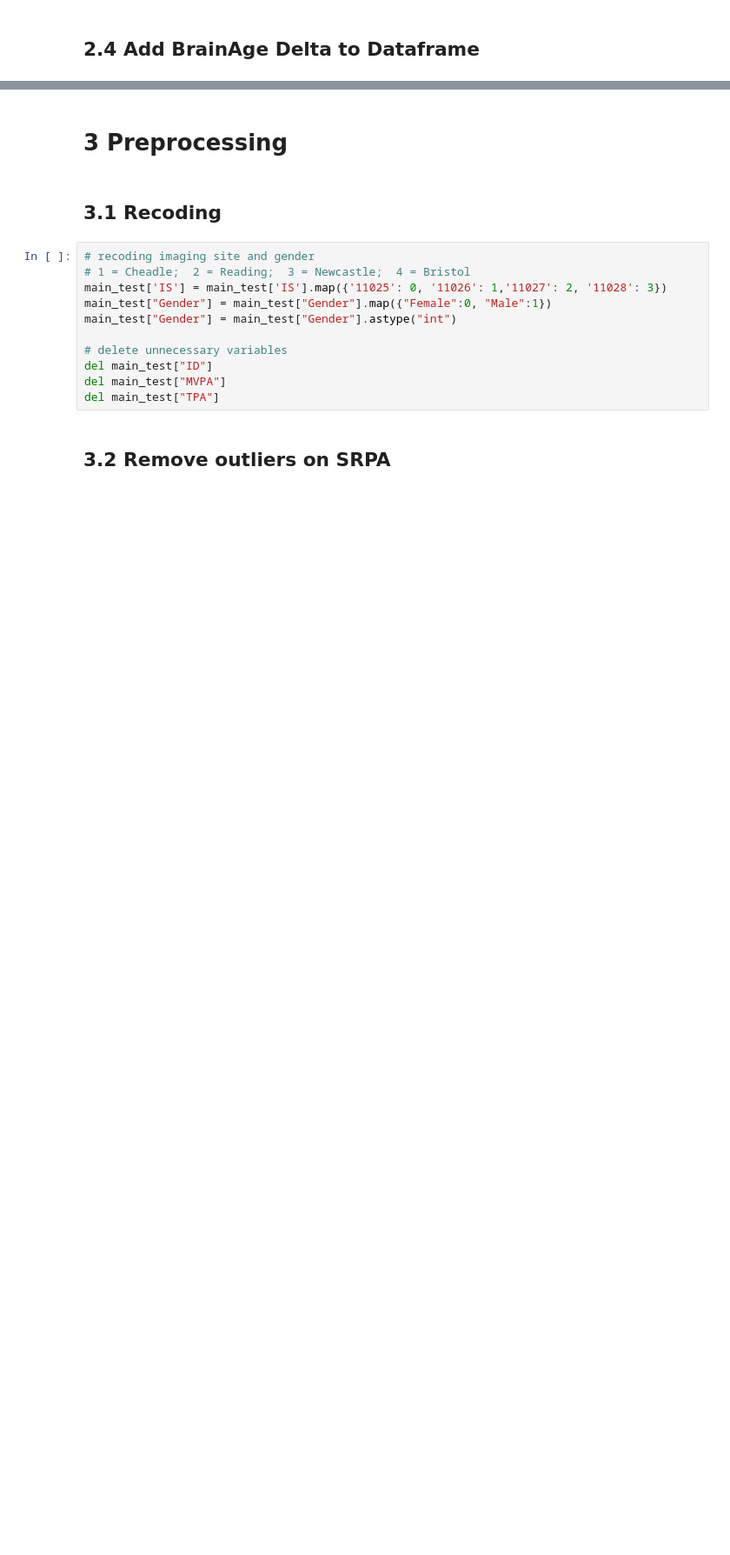
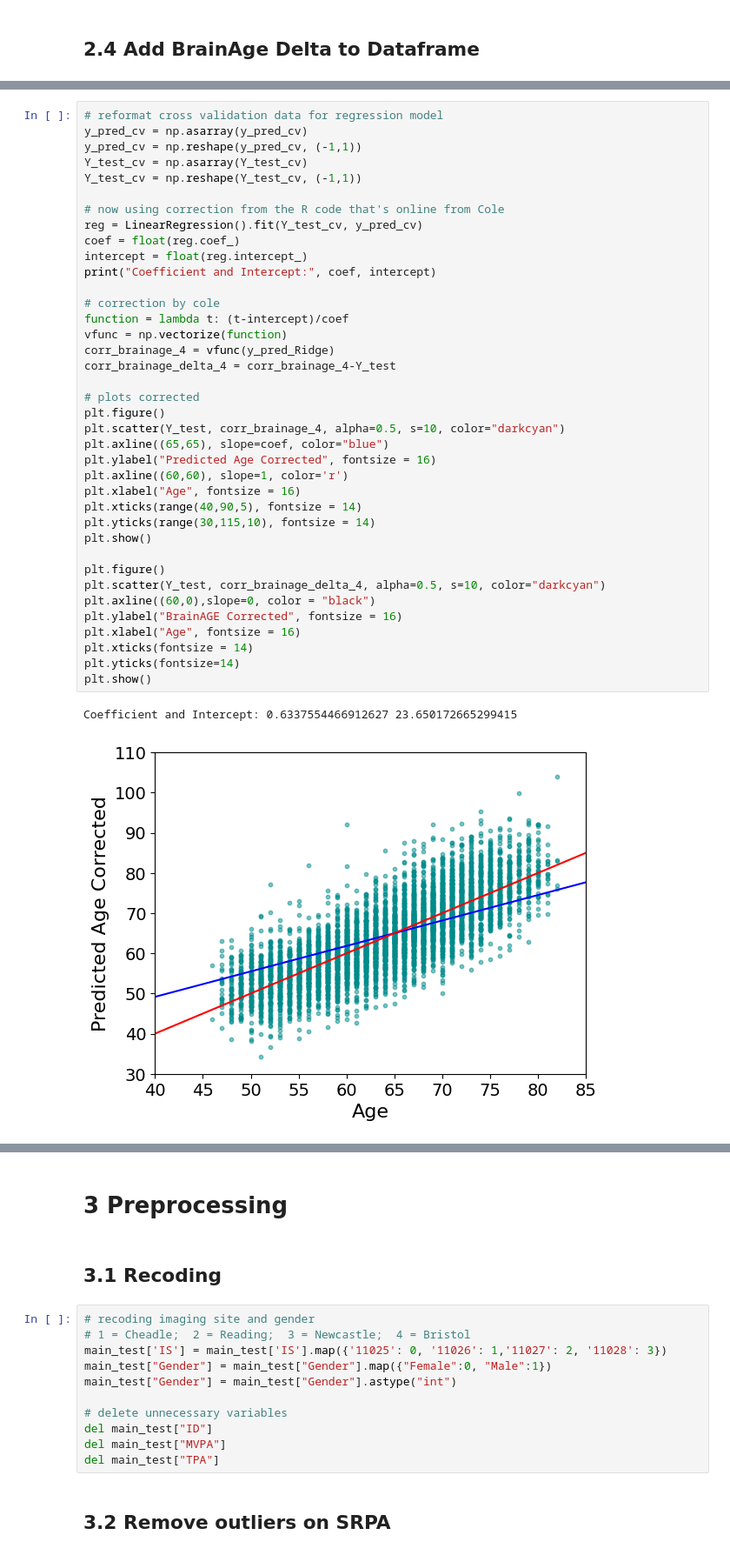
Before and after one commit to ivychad/Physical-Activity-BrainAGE, a Jupyter notebook: 3B Validation.ipynb, the cells around one changed output, grey strips where cells are left out. Shown at 87% size. Drawn from its saved outputs; the diff is of its cells as text; blank space fills up the shorter version.

```diff
--- a/3B Validation.ipynb
+++ b/3B Validation.ipynb
@@ -188,0 +325,41 @@ Coefficient and Intercept: 0.5400396652035532 29.684155132457896
+# %%
+# reformat cross validation data for regression model
+y_pred_cv = np.asarray(y_pred_cv)
+y_pred_cv = np.reshape(y_pred_cv, (-1,1))
+Y_test_cv = np.asarray(Y_test_cv)
+Y_test_cv = np.reshape(Y_test_cv, (-1,1))
+
+# now using correction from the R code that's online from Cole
+reg = LinearRegression().fit(Y_test_cv, y_pred_cv)
+coef = float(reg.coef_)
+intercept = float(reg.intercept_)
+print("Coefficient and Intercept:", coef, intercept)
+
+# correction by cole
+function = lambda t: (t-intercept)/coef
+vfunc = np.vectorize(function)
+corr_brainage_4 = vfunc(y_pred_Ridge)
+corr_brainage_delta_4 = corr_brainage_4-Y_test
+
+# plots corrected
+plt.figure()
+plt.scatter(Y_test, corr_brainage_4, alpha=0.5, s=10, color="darkcyan")
+plt.axline((65,65), slope=coef, color="blue")
+plt.ylabel("Predicted Age Corrected", fontsize = 16)
+plt.axline((60,60), slope=1, color='r')
+plt.xlabel("Age", fontsize = 16)
+plt.xticks(range(40,90,5), fontsize = 14)
+plt.yticks(range(30,115,10), fontsize = 14)
+plt.show()
+
+plt.figure()
+plt.scatter(Y_test, corr_brainage_delta_4, alpha=0.5, s=10, color="darkcyan")
+plt.axline((60,0),slope=0, color = "black")
+plt.ylabel("BrainAGE Corrected", fontsize = 16)
+plt.xlabel("Age", fontsize = 16)
+plt.xticks(fontsize = 14)
+plt.yticks(fontsize=14)
+plt.show()
+# %% [output]
+Coefficient and Intercept: 0.6337554466912627 23.650172665299415
+[figure, added]
```
Also changed, not shown: parts of 42 cells of this notebook, 2 other files.
